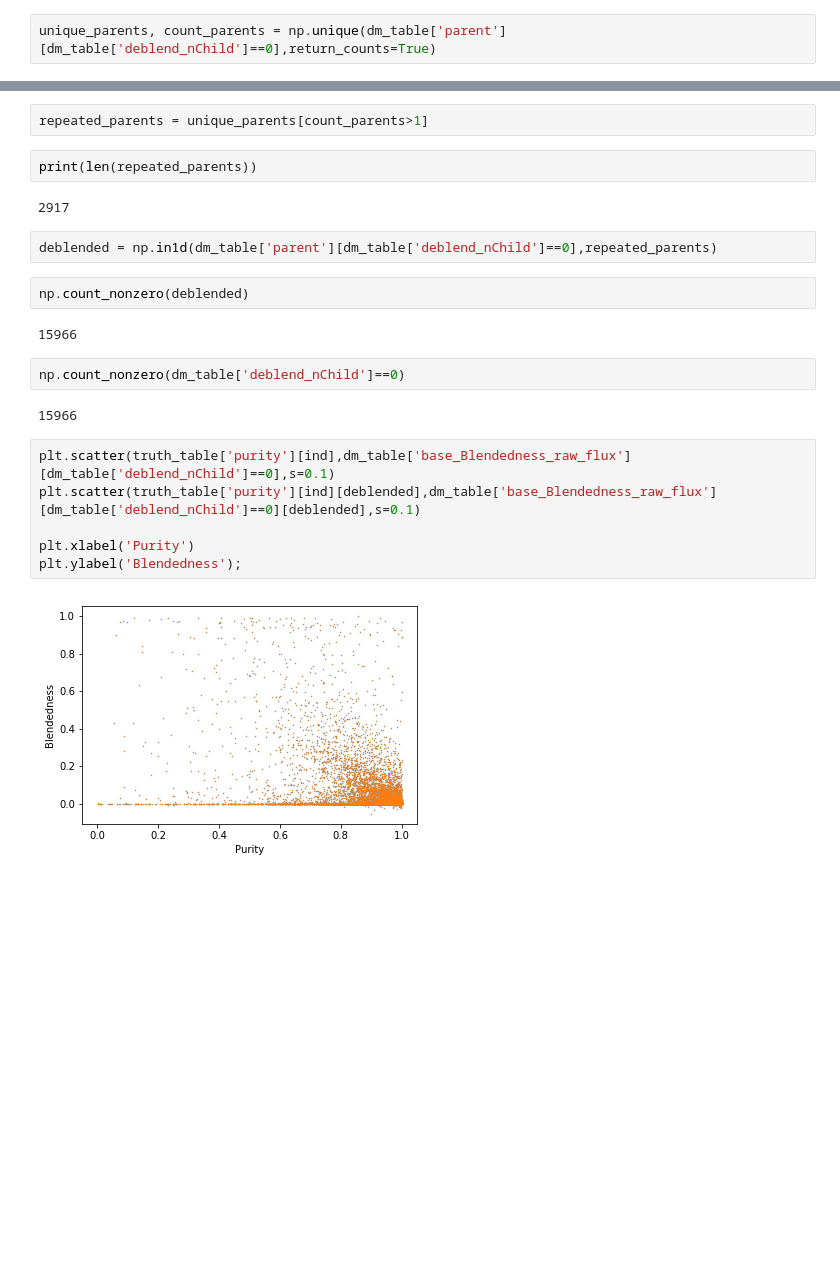
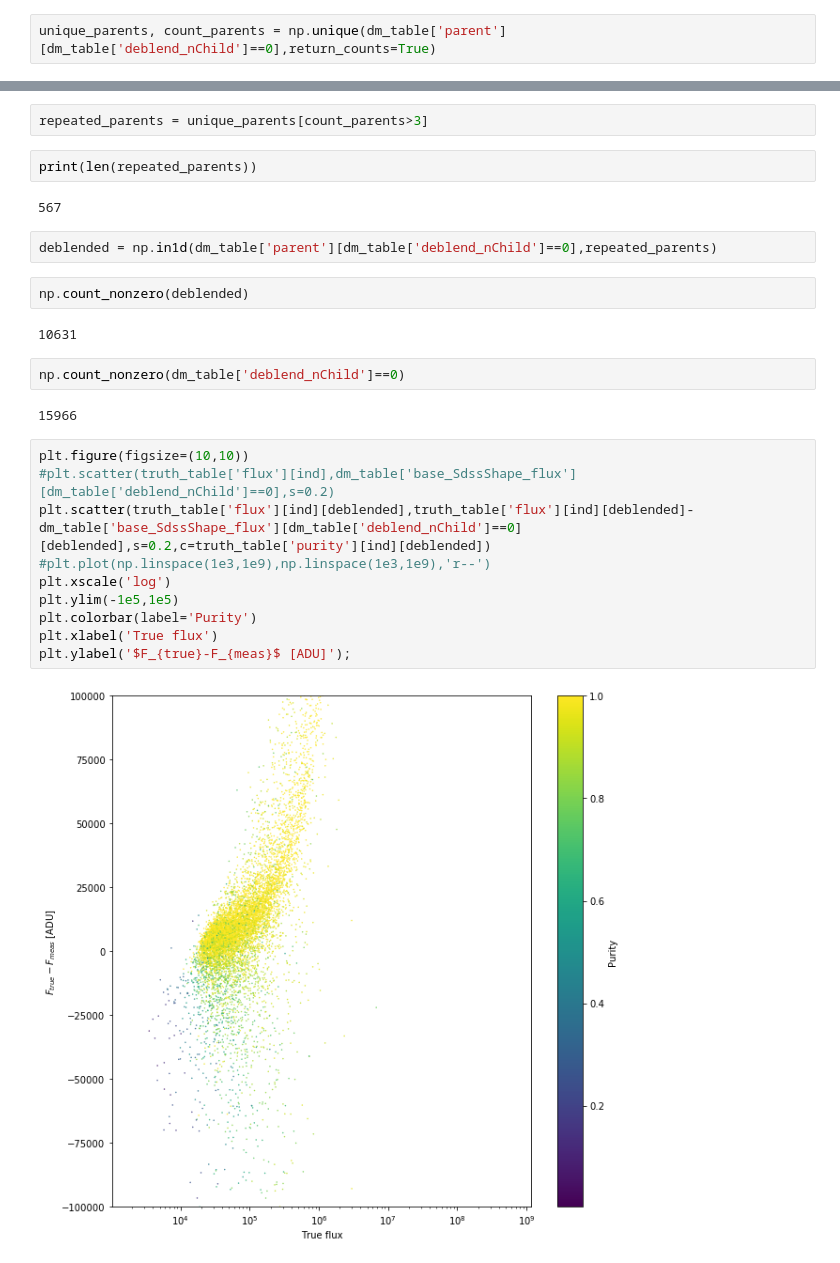
Before and after one commit to LSSTDESC/Blending_tutorial, a Jupyter notebook: Example_analysis.ipynb, the cells around one changed output, grey strips where cells are left out. Cells and saved outputs as stored; diff of their text form; blank space fills up the shorter version.

```diff
--- a/Example_analysis.ipynb
+++ b/Example_analysis.ipynb
@@ -176,24 +220,28 @@ unique_parents, count_parents = np.unique(dm_table['parent'][dm_table['deblend_n
 # %%
-repeated_parents = unique_parents[count_parents>1]
+repeated_parents = unique_parents[count_parents>3]
 # %%
 print(len(repeated_parents))
 # %% [output]
-2917
+567
 # %%
 deblended = np.in1d(dm_table['parent'][dm_table['deblend_nChild']==0],repeated_parents)
 # %%
 np.count_nonzero(deblended)
 # %% [output]
-15966
+10631
 # %%
 np.count_nonzero(dm_table['deblend_nChild']==0)
 # %% [output]
 15966
 # %%
-plt.scatter(truth_table['purity'][ind],dm_table['base_Blendedness_raw_flux'][dm_table['deblend_nChild']==0],s=0.1)
-plt.scatter(truth_table['purity'][ind][deblended],dm_table['base_Blendedness_raw_flux'][dm_table['deblend_nChild']==0][deblended],s=0.1)
-
-plt.xlabel('Purity')
-plt.ylabel('Blendedness');
+plt.figure(figsize=(10,10))
+#plt.scatter(truth_table['flux'][ind],dm_table['base_SdssShape_flux'][dm_table['deblend_nChild']==0],s=0.2)
+plt.scatter(truth_table['flux'][ind][deblended],truth_table['flux'][ind][deblended]-dm_table['base_SdssShape_flux'][dm_table['deblend_nChild']==0][deblended],s=0.2,c=truth_table['purity'][ind][deblended])
+#plt.plot(np.linspace(1e3,1e9),np.linspace(1e3,1e9),'r--')
+plt.xscale('log')
+plt.ylim(-1e5,1e5)
+plt.colorbar(label='Purity')
+plt.xlabel('True flux')
+plt.ylabel('$F_{true}-F_{meas}$ [ADU]');
 # %% [output]
-[figure, old version]
+[figure, new version]
```
Also changed, not shown: parts of 28 cells of this notebook.
